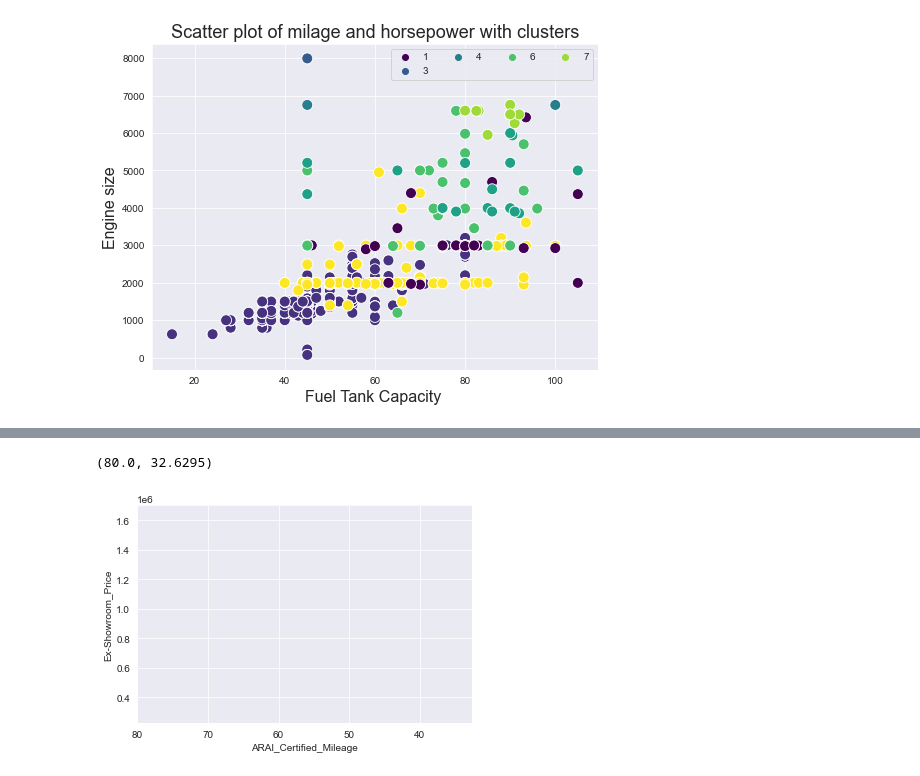
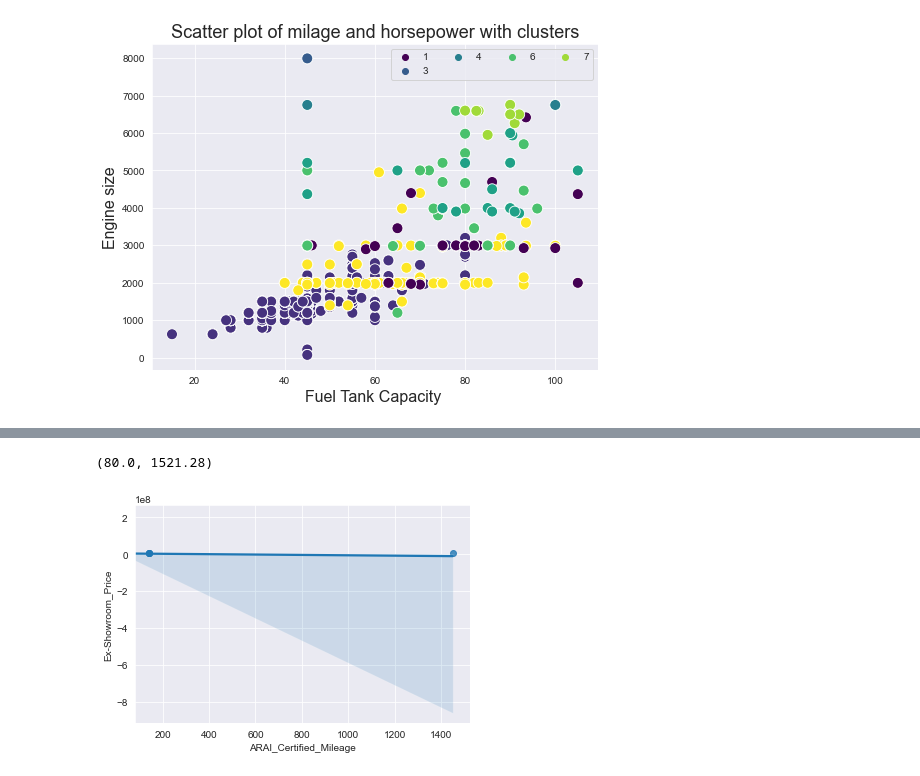
Before and after one commit to piousannie/Car-Data-Analysis-Engage, a Jupyter notebook: Jupyter Notebooks/EDA-Jupyter.ipynb, the cells around one changed output, grey strips where cells are left out. Saved outputs shown, nothing was run; the diff lists cells and outputs as text; code cells hidden in the pictures.

```diff
--- a/Jupyter Notebooks/EDA-Jupyter.ipynb
+++ b/Jupyter Notebooks/EDA-Jupyter.ipynb
@@ -443,8 +435,14 @@ NameError: name 'px' is not defined
-# %%
-sns.regplot(x = "ARAI_Certified_Mileage",
-            y = "Ex-Showroom_Price",
-            data = df)
-plt.xlim(80)
-# %% [output]
-(80.0, 32.6295)
-[figure, removed]
+# %%
+num_cols = [ i for i in df.columns if df[i].dtype != 'object']
+km = KMeans(n_clusters=8, n_init=20, max_iter=400, random_state=0)
+clusters = km.fit_predict(df[num_cols])
+df['cluster'] = clusters
+df.cluster = (df.cluster + 1).astype('object')
+df.sample(5)
+sns.regplot(x = "ARAI_Certified_Mileage",
+            y = "Ex-Showroom_Price",
+            data = df)
+plt.xlim(80)
+# %% [output]
+(80.0, 1521.28)
+[figure, added]
```
Also changed, not shown: parts of 4 cells of this notebook.
